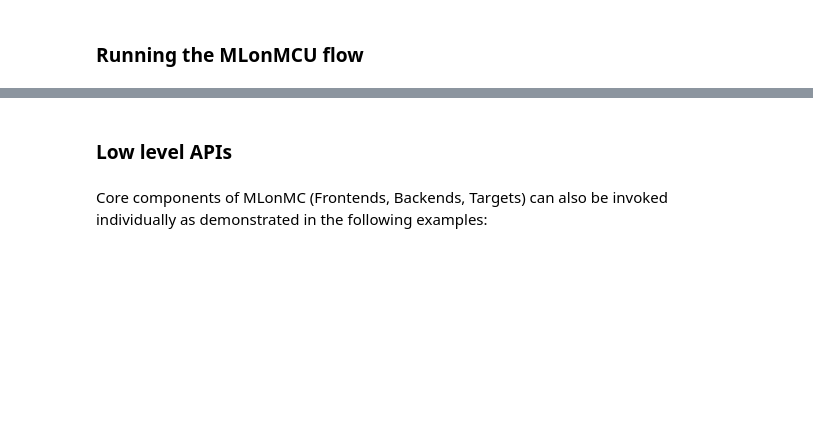
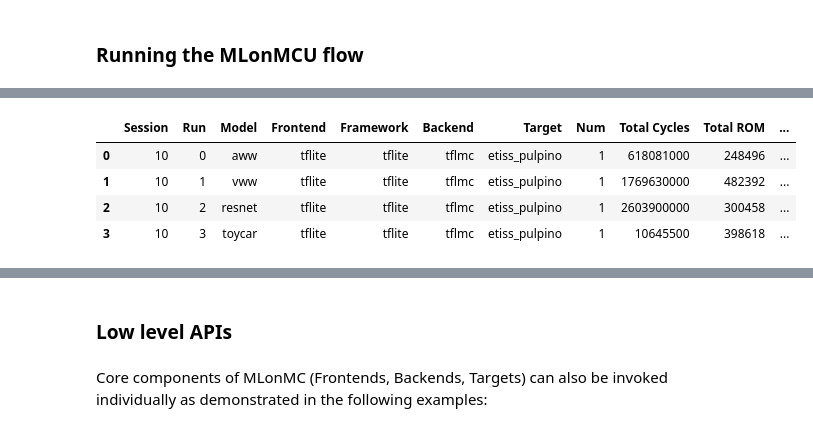
Before and after one commit to tum-ei-eda/mlonmcu, a Jupyter notebook: ipynb/Demo.ipynb, the cells around one changed output, grey strips where cells are left out. Saved outputs shown, nothing was run; the diff lists cells and outputs as text; code cells hidden in the pictures; blank space fills up the shorter version.

```diff
--- a/ipynb/Demo.ipynb
+++ b/ipynb/Demo.ipynb
@@ -452,0 +437,9 @@ While it is also possible to initialize and setup an MLonMCU environment via Pyt
+# %%
+df = tabularize_latest_report()
+df
+# %% [output]
+|  | Session | Run | Model | Frontend | Framework | Backend | Target | Num | Total Cycles | Total ROM | ... |
+| 0 | 10 | 0 | aww | tflite | tflite | tflmc | etiss_pulpino | 1 | 618081000 | 248496 | ... |
+| 1 | 10 | 1 | vww | tflite | tflite | tflmc | etiss_pulpino | 1 | 1769630000 | 482392 | ... |
+| 2 | 10 | 2 | resnet | tflite | tflite | tflmc | etiss_pulpino | 1 | 2603900000 | 300458 | ... |
+| 3 | 10 | 3 | toycar | tflite | tflite | tflmc | etiss_pulpino | 1 | 10645500 | 398618 | ... |
```
Also changed, not shown: parts of 42 cells of this notebook, 2 other files.
